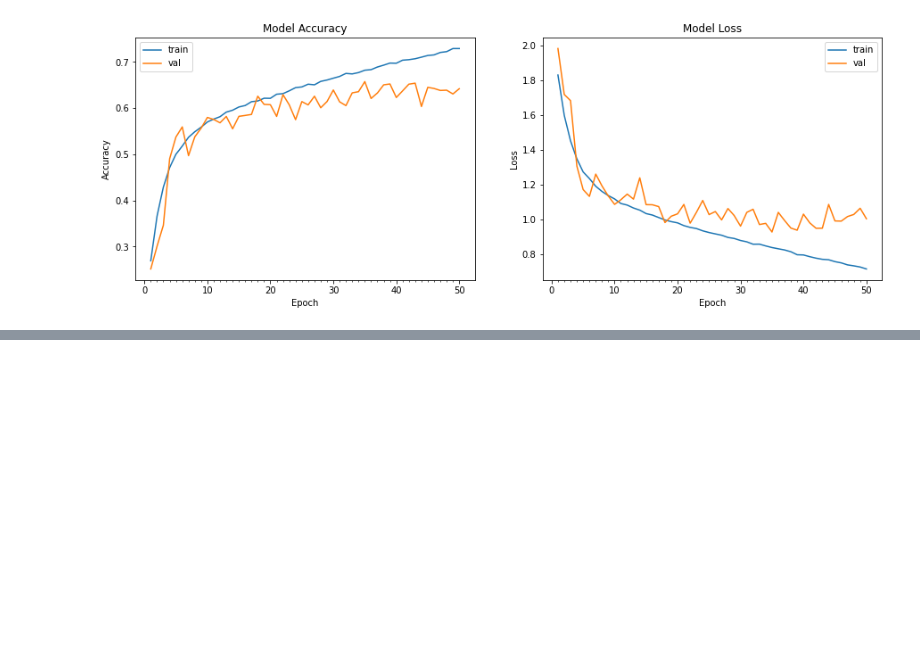
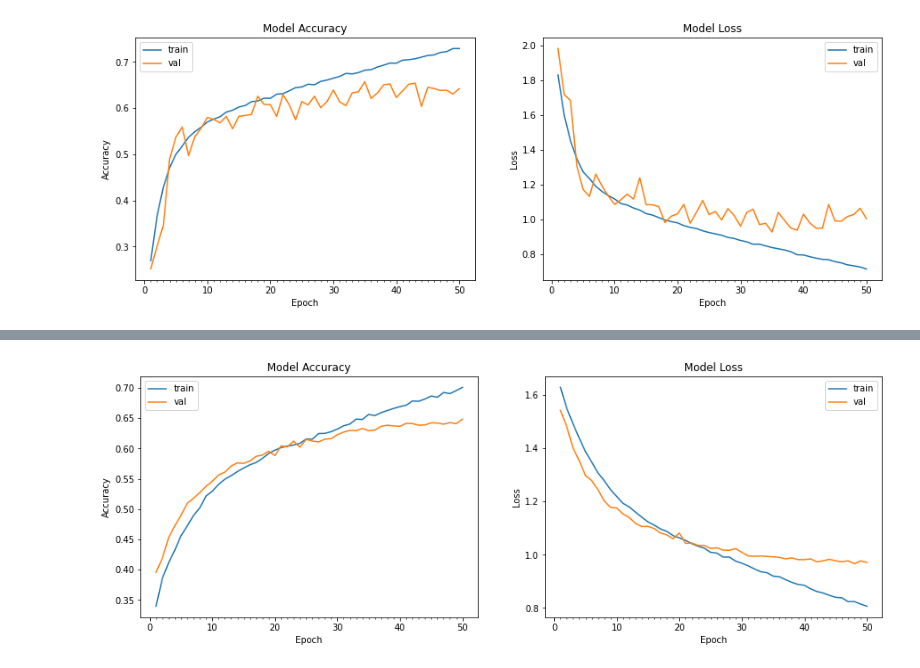
Before and after one commit to Wal1d/Emotion-Recognition, a Jupyter notebook: src/Emotion Detection.ipynb, the cells around one changed output, grey strips where cells are left out. Drawn from its saved outputs; the diff is of its cells as text; code cells hidden in the pictures; blank space fills up the shorter version.

Commit message:
4th model

```diff
--- a/src/Emotion Detection.ipynb
+++ b/src/Emotion Detection.ipynb
@@ -707,3 +707,22 @@ Epoch 50/50
 Epoch 00050: val_loss did not improve from 1.98417
 220/220 [==============================] - 296s 1s/step - loss: 0.7164 - accuracy: 0.7289 - val_loss: 1.0054 - val_accuracy: 0.6419
 [figure]
+# %%
+model = Sequential()
+
+model.add(Conv2D(32, kernel_size=(3, 3), activation='relu', input_shape=(48,48,1)))
+model.add(Conv2D(64, kernel_size=(3, 3), activation='relu'))
+model.add(MaxPooling2D(pool_size=(2, 2)))
+model.add(Dropout(0.25))
+
+model.add(Conv2D(128, kernel_size=(3, 3), activation='relu'))
+model.add(MaxPooling2D(pool_size=(2, 2)))
+model.add(Conv2D(256, kernel_size=(3, 3), activation='relu'))
+model.add(MaxPooling2D(pool_size=(2, 2)))
+model.add(Dropout(0.25))
+
+model.add(Flatten())
+model.add(Dense(1024, activation='relu'))
+model.add(Dropout(0.5))
+model.add(Dense(6, activation='softmax'))
+model.summary()
@@ -709,0 +747,68 @@ Epoch 00050: val_loss did not improve from 1.98417
+# %%
+# LEARN_RATE = 1.0e-4
+img_size = 48
+batch_size = 64
+
+train_datagen = ImageDataGenerator(rescale=1./255, shear_range=0.2, zoom_range=0.2, horizontal_flip=True)
+validation_datagen = ImageDataGenerator(rescale=1./255, shear_range=0.2, zoom_range=0.2, horizontal_flip=True)
+
+train_generator = train_datagen.flow_from_directory(
+        train_dir,
+        target_size= (img_size, img_size),
+        batch_size= batch_size,
+        color_mode= "grayscale",
+        class_mode= 'categorical',
+        shuffle=True)
+
+validation_generator = val_datagen.flow_from_directory(
+        val_dir,
+        target_size= (img_size, img_size),
+        batch_size= batch_size,
+        color_mode= "grayscale",
+        class_mode= 'categorical',
+        shuffle=True)
+
+train_generator
+
+def train2(num_epoch = 50, load=False):
+    if load and os.path.exists(MODEL_SAVE_FILE):
+        print('Loading simple model Weights')
+        model.load_weights(MODEL_SAVE_FILE)
+
+
+    checkpoint = ModelCheckpoint(MODEL_SAVE_FILE,  # model filename
+                            monitor = 'val_loss', # quantity to monitor
+                            verbose = 0, # verbosity - 0 or 1
+                            save_best_only= True, # The latest best model will not be overwritten
+                            mode='auto') # Te decision to overwrite model is made | auto or max |
+
+    from keras.callbacks import EarlyStopping,ReduceLROnPlateau, Callback
+
+    # early_stopping = EarlyStopping(monitor='val_accuracy', min_delta=0.00001, patience=11, verbose=1, restore_best_weights=True)
+    reduce_lr = ReduceLROnPlateau(monitor='val_loss', factor=0.1, patience=10, verbose=1) # patience | 1 or 10
+    callbacks = [checkpoint, reduce_lr]
+
+
+
+    opt = Adam(lr=0.0001)
+    model.compile(optimizer=opt, loss='categorical_crossentropy', metrics=['accuracy'])
+
+
+    steps_per_epoch = train_generator.n // train_generator.batch_size
+    validation_steps = validation_generator.n // validation_generator.batch_size
+
+
+    model_info = model.fit(
+            train_generator,
+            batch_size = 64,
+            steps_per_epoch = steps_per_epoch,
+            epochs = num_epoch,
+            validation_data = validation_generator,
+            validation_steps= validation_steps,
+            # verbose = 1,
+            # shuffle=True,
+            callbacks=[checkpoint])
+    plot_model_history(model_info)
+    model.save_weights('4thModel.h5')
+train2()
+# %% [output]
@@ -709,0 +832 @@ Epoch 00050: val_loss did not improve from 1.98417
+[figure, added]
```
Also changed, not shown: parts of 2 cells of this notebook, 4 other files.
